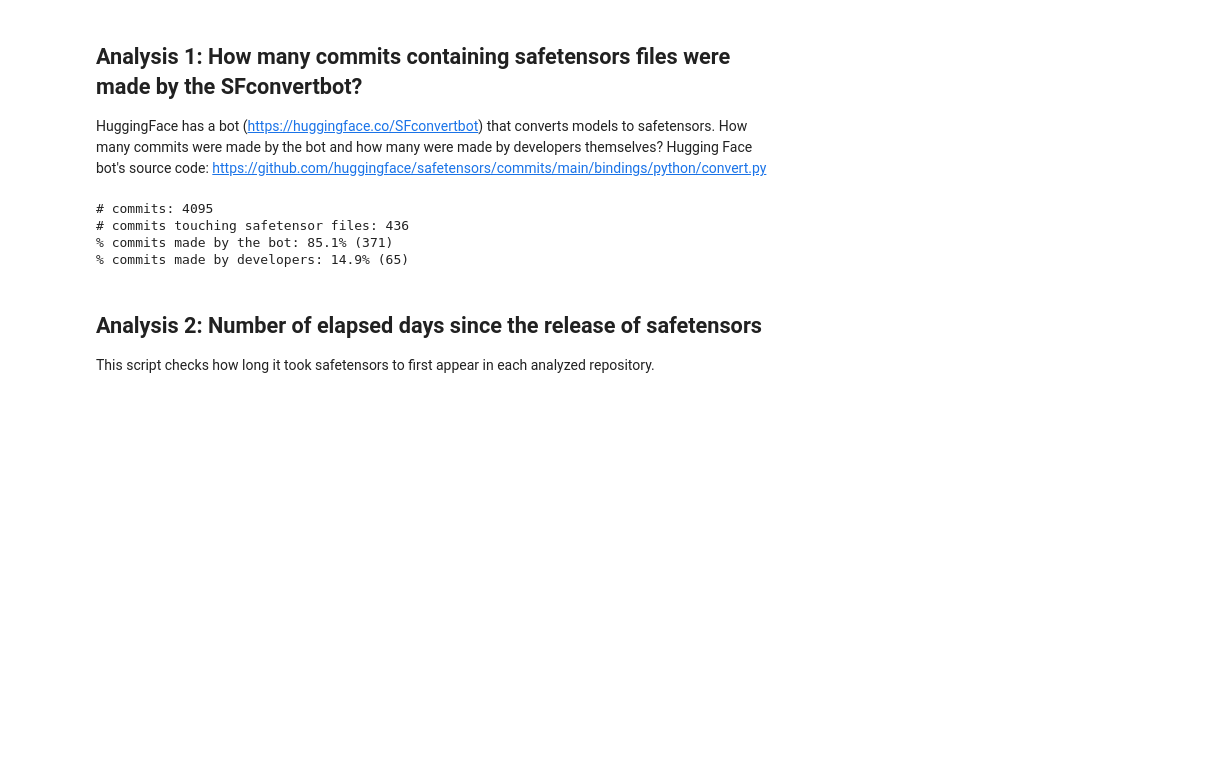
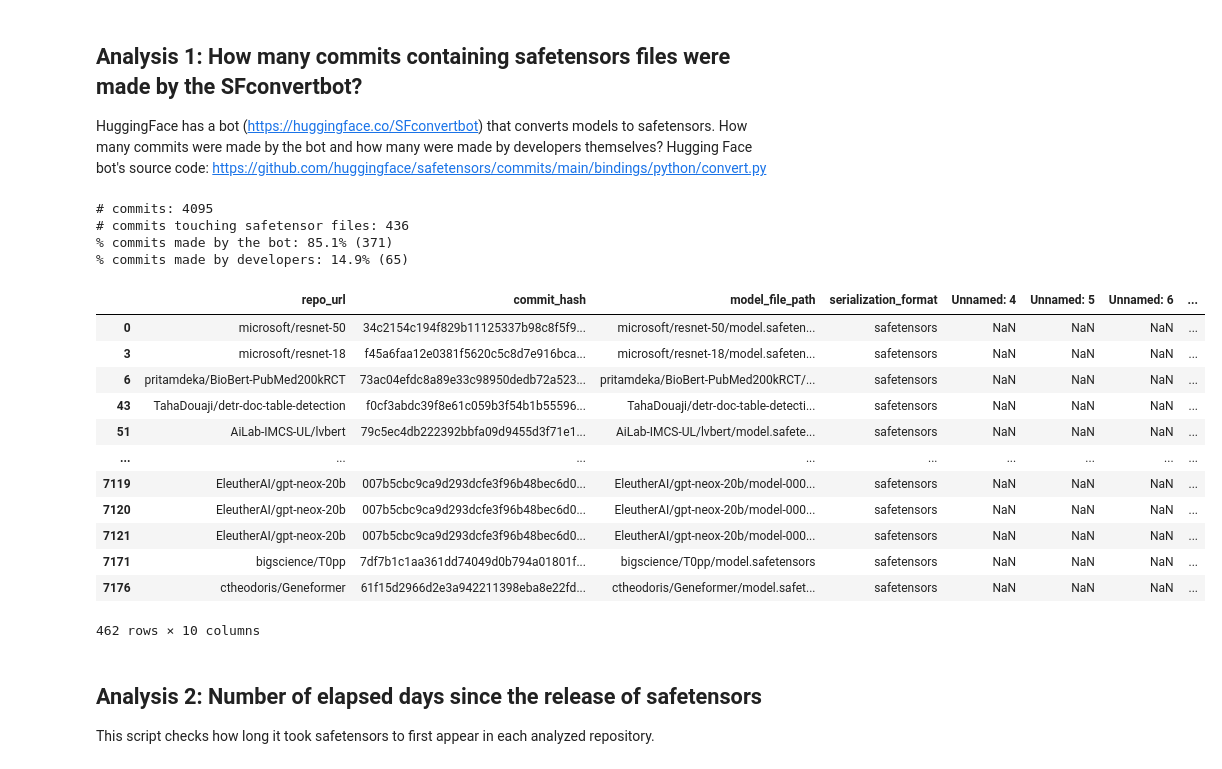
Before and after one commit to s2e-lab/model-evolution, a Jupyter notebook: scripts/notebooks/rq1_analysis.ipynb, the cells around one changed output. Drawn from its saved outputs; the diff is of its cells as text; code cells hidden in the pictures; blank space fills up the shorter version.

```diff
--- a/scripts/notebooks/rq1_analysis.ipynb
+++ b/scripts/notebooks/rq1_analysis.ipynb
@@ -30,24 +33,43 @@ HuggingFace has a bot (https://huggingface.co/SFconvertbot) that converts models
 How many commits were made by the bot and how many were made by developers themselves?
 Hugging Face bot's source code: https://github.com/huggingface/safetensors/commits/main/bindings/python/convert.py
 # %%
+from pathlib import Path
+
 bot_message = "Adding `safetensors` variant of this model"
 df_safetensors_not_by_bot = df_safetensors[~df_safetensors['message'].str.contains(bot_message)]
 df_safetensors_by_bot = df_safetensors[df_safetensors['message'].str.contains(bot_message)]
 
 num_commits = len(df['commit_hash'].unique())
 num_safetensors_commits = len(df_safetensors['commit_hash'].unique())
 num_safetensors_commits_by_bot = len(df_safetensors_by_bot['commit_hash'].unique())
 num_safetensors_commits_not_by_bot = len(df_safetensors_not_by_bot['commit_hash'].unique())
 
 print(f"# commits: {num_commits}")
 print(f"# commits touching safetensor files: {num_safetensors_commits}")
 print(f"% commits made by the bot: {num_safetensors_commits_by_bot / num_safetensors_commits * 100:.1f}% ({num_safetensors_commits_by_bot})")
 print(f"% commits made by developers: {num_safetensors_commits_not_by_bot / num_safetensors_commits * 100:.1f}% ({num_safetensors_commits_not_by_bot})")
+
+
+df_safetensors_by_bot.to_csv(Path('../../results/safetensors_commits_by_bot.csv'), index=False)
+df_safetensors_by_bot
 # %% [output]
 # commits: 4095
 # commits touching safetensor files: 436
 % commits made by the bot: 85.1% (371)
 % commits made by developers: 14.9% (65)
+|  | repo_url | commit_hash | model_file_path | serialization_format | Unnamed: 4 | Unnamed: 5 | Unnamed: 6 | ... |
+| 0 | microsoft/resnet-50 | 34c2154c194f829b11125337b98c8f5f9... | microsoft/resnet-50/model.safeten... | safetensors | NaN | NaN | NaN | ... |
+| 3 | microsoft/resnet-18 | f45a6faa12e0381f5620c5c8d7e916bca... | microsoft/resnet-18/model.safeten... | safetensors | NaN | NaN | NaN | ... |
+| 6 | pritamdeka/BioBert-PubMed200kRCT | 73ac04efdc8a89e33c98950dedb72a523... | pritamdeka/BioBert-PubMed200kRCT/... | safetensors | NaN | NaN | NaN | ... |
+| 43 | TahaDouaji/detr-doc-table-detection | f0cf3abdc39f8e61c059b3f54b1b55596... | TahaDouaji/detr-doc-table-detecti... | safetensors | NaN | NaN | NaN | ... |
+| 51 | AiLab-IMCS-UL/lvbert | 79c5ec4db222392bbfa09d9455d3f71e1... | AiLab-IMCS-UL/lvbert/model.safete... | safetensors | NaN | NaN | NaN | ... |
+| ... | ... | ... | ... | ... | ... | ... | ... | ... |
+| 7119 | EleutherAI/gpt-neox-20b | 007b5cbc9ca9d293dcfe3f96b48bec6d0... | EleutherAI/gpt-neox-20b/model-000... | safetensors | NaN | NaN | NaN | ... |
+| 7120 | EleutherAI/gpt-neox-20b | 007b5cbc9ca9d293dcfe3f96b48bec6d0... | EleutherAI/gpt-neox-20b/model-000... | safetensors | NaN | NaN | NaN | ... |
+| 7121 | EleutherAI/gpt-neox-20b | 007b5cbc9ca9d293dcfe3f96b48bec6d0... | EleutherAI/gpt-neox-20b/model-000... | safetensors | NaN | NaN | NaN | ... |
+| 7171 | bigscience/T0pp | 7df7b1c1aa361dd74049d0b794a01801f... | bigscience/T0pp/model.safetensors | safetensors | NaN | NaN | NaN | ... |
+| 7176 | ctheodoris/Geneformer | 61f15d2966d2e3a942211398eba8e22fd... | ctheodoris/Geneformer/model.safet... | safetensors | NaN | NaN | NaN | ... |
+462 rows × 10 columns
 # %% [markdown]
 ## Analysis 2: Number of elapsed days since the release of safetensors
 
```
Also changed, not shown: parts of 1 cell of this notebook, 2 other files.
